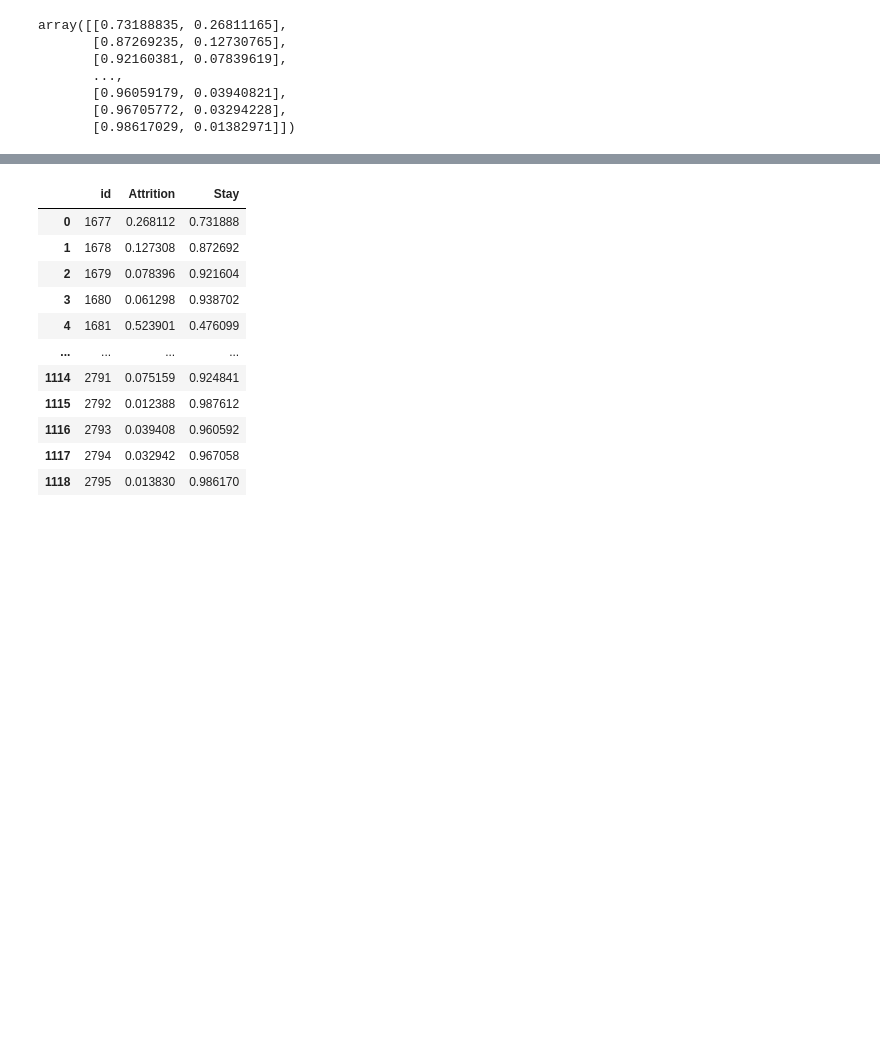
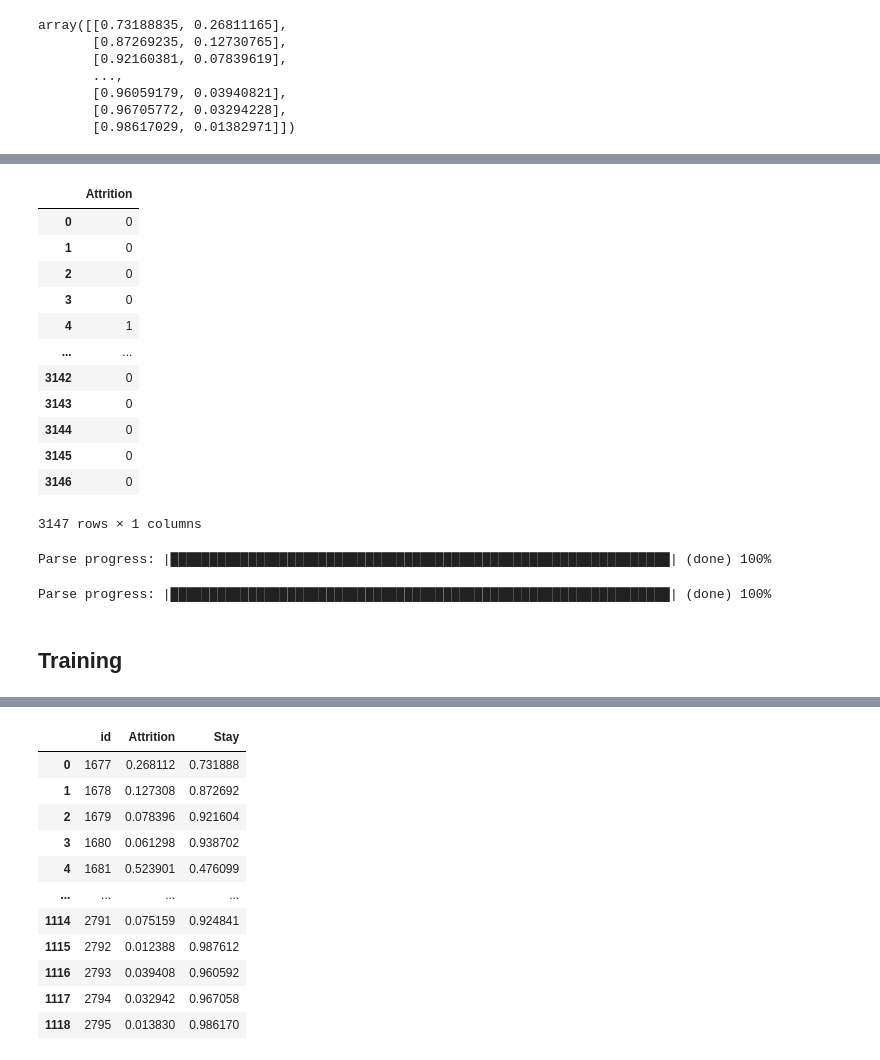
Before and after one commit to vdwow/data-science-competitions, a Jupyter notebook: KAGGLE - TPS S03E03/notebook_kaggle.ipynb, the cells around one changed output, grey strips where cells are left out. Saved outputs shown, nothing was run; the diff lists cells and outputs as text; code cells hidden in the pictures; blank space fills up the shorter version.

```diff
--- a/KAGGLE - TPS S03E03/notebook_kaggle.ipynb
+++ b/KAGGLE - TPS S03E03/notebook_kaggle.ipynb
@@ -185,0 +226,28 @@ array([[0.73188835, 0.26811165],
+# %%
+target.to_frame().reset_index(drop = True)
+# %% [output]
+|  | Attrition |
+| 0 | 0 |
+| 1 | 0 |
+| 2 | 0 |
+| 3 | 0 |
+| 4 | 1 |
+| ... | ... |
+| 3142 | 0 |
+| 3143 | 0 |
+| 3144 | 0 |
+| 3145 | 0 |
+| 3146 | 0 |
+3147 rows × 1 columns
+# %%
+df_train_h2o = df_train.copy()
+df_train_h2o['Attrition'] = target.to_frame().reset_index(drop = True)
+train_h2o = h2o.H2OFrame(df_train_h2o)
+# %% [output]
+Parse progress: |████████████████████████████████████████████████████████████████| (done) 100%
+# %%
+test_h2o = h2o.H2OFrame(df_test)
+# %% [output]
+Parse progress: |████████████████████████████████████████████████████████████████| (done) 100%
+# %% [markdown]
+## Training
```
Also changed, not shown: parts of 19 cells of this notebook.
